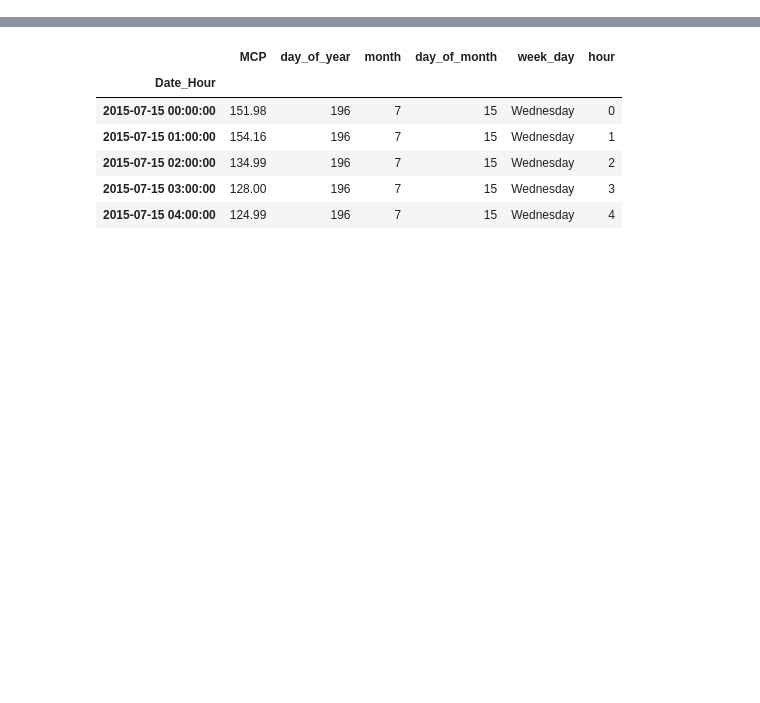
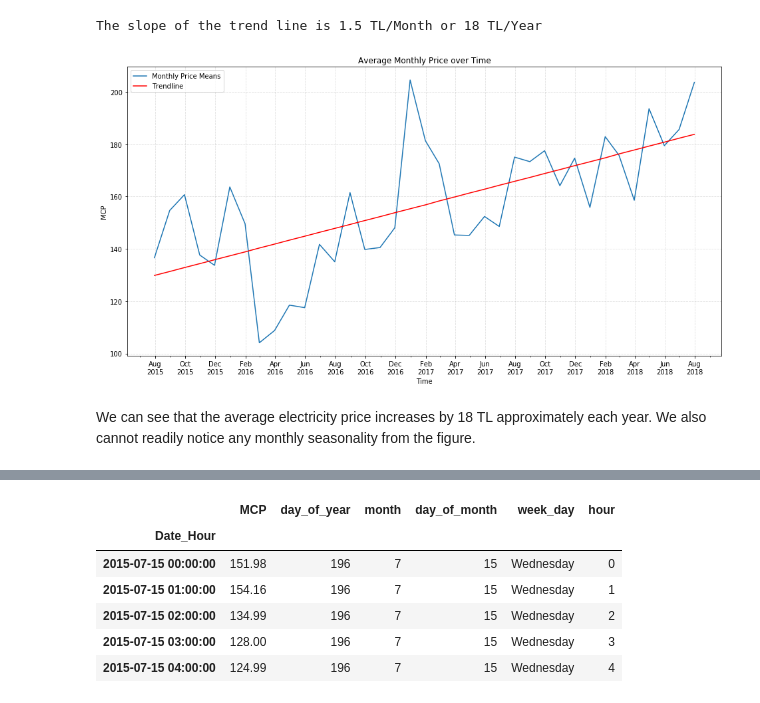
Before and after one commit to Mo-Saif/Turkish-Electricity-Market, a Jupyter notebook: MCP Exploratory Analysis Files/MCP Exploratory Analysis.ipynb, the cells around one changed output, grey strips where cells are left out. Cells and saved outputs as stored; diff of their text form; code cells hidden in the pictures; blank space fills up the shorter version.

```diff
--- a/MCP Exploratory Analysis Files/MCP Exploratory Analysis.ipynb
+++ b/MCP Exploratory Analysis Files/MCP Exploratory Analysis.ipynb
@@ -91,0 +172,4 @@ We can see that there is an upward trend in the electricity price over time. We
+# %%
+df_monthly = df.resample('M', label = 'right').mean()  # Creating monthly averages
+df_monthly.rename_axis('Month', inplace=True)
+df_monthly.head()
@@ -91,0 +184,21 @@ We can see that there is an upward trend in the electricity price over time. We
+# %%
+x = np.array(range(len(df_monthly.MCP)))
+z = np.polyfit(x,df_monthly.MCP,deg=1)  # Calculating the coeffecients of the trendline
+p = np.poly1d(z)
+fig, ax = plt.subplots(figsize=(16,8))
+ax.plot(df_monthly, label='Monthly Price Means')  # Plotting the monthly averages
+ax.plot(df_monthly.index, p(x), color='r', label='Trendline')  # Plotting the trendline
+ax.legend()
+ax.xaxis.set_major_locator(mdates.MonthLocator(interval=2))
+ax.xaxis.set_major_formatter(mdates.DateFormatter('%b\n%Y'))
+ax.xaxis.set_minor_locator(mdates.MonthLocator())
+ax.set_title("Average Monthly Price over Time")
+ax.set_xlabel('Time')
+ax.set_ylabel('MCP')
+plt.grid(linestyle='--', alpha=0.4)
+print('The slope of the trend line is {:.1f} TL/Month or {:.0f} TL/Year'.format(z[0],z[0]*12))
+# %% [output]
+The slope of the trend line is 1.5 TL/Month or 18 TL/Year
+[figure, added]
+# %% [markdown]
+We can see that the average electricity price increases by 18 TL approximately each year. We also cannot readily notice any monthly seasonality from the figure.
```
Also changed, not shown: parts of 103 cells of this notebook, 5 other files.
